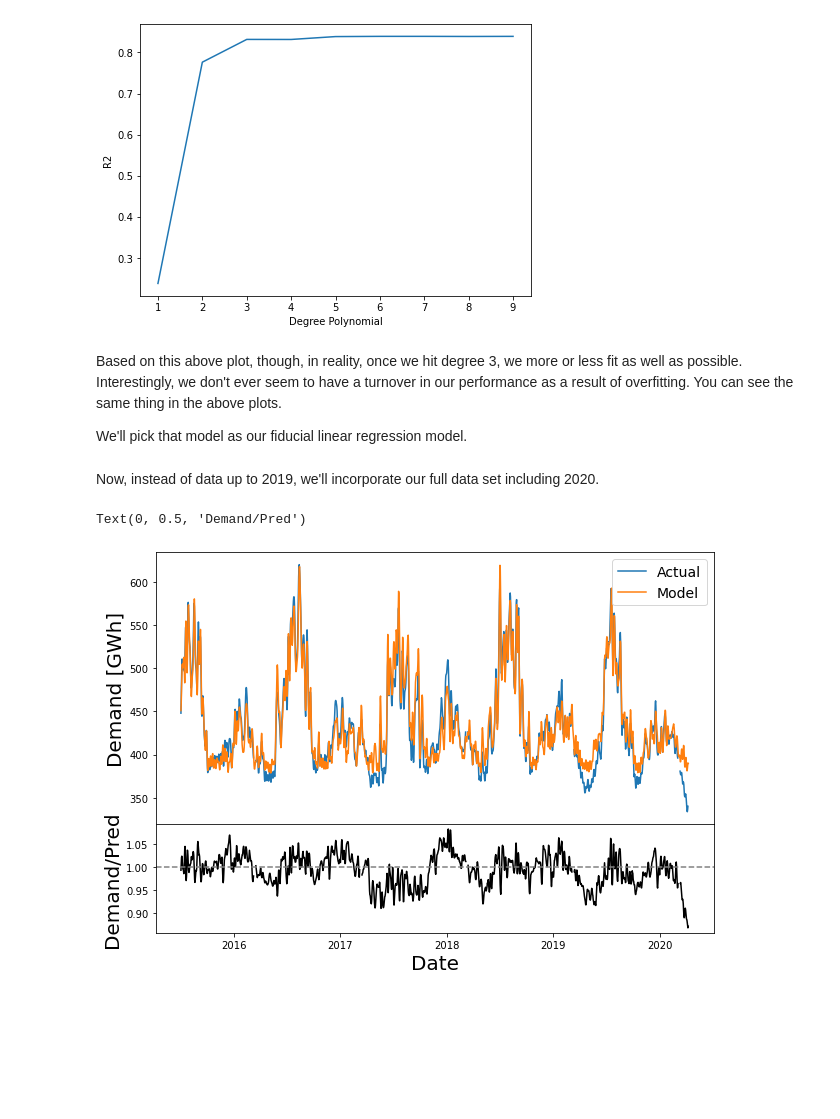
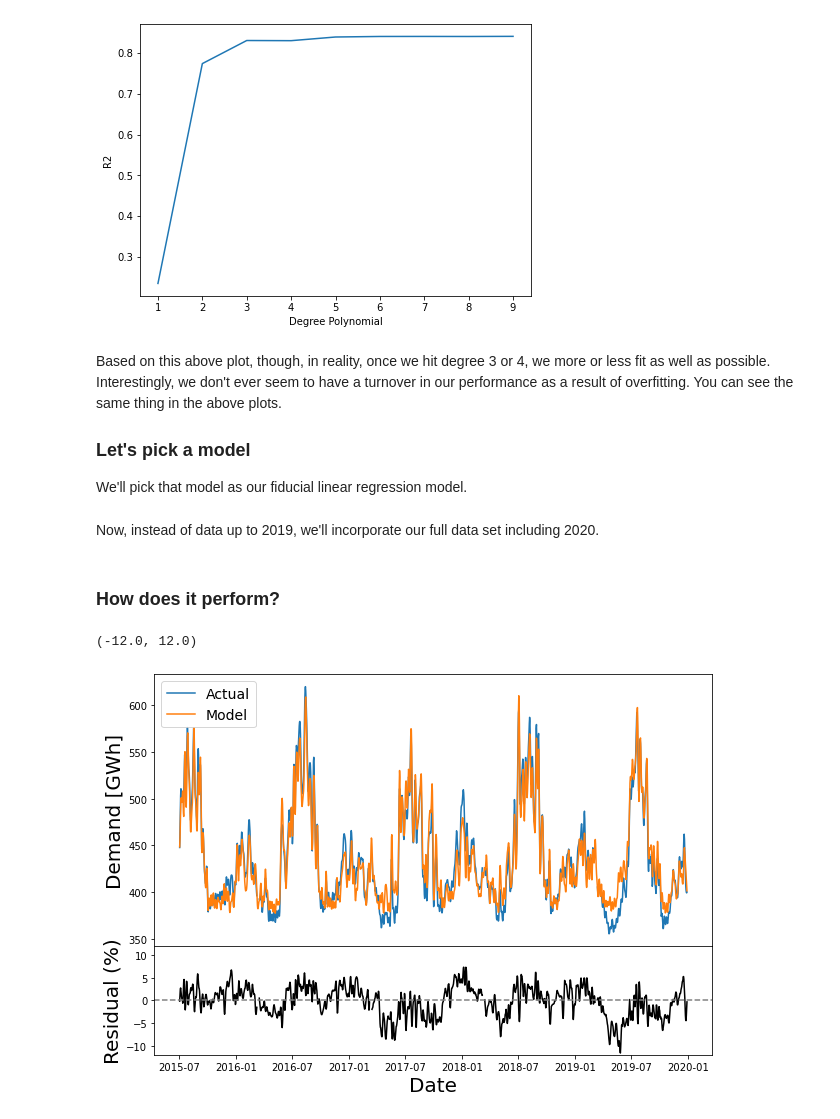
Before and after one commit to emapple/social, a Jupyter notebook: Weather_vs_demand.ipynb, the cells around one changed output. Saved outputs shown, nothing was run; the diff lists cells and outputs as text; code cells hidden in the pictures; blank space fills up the shorter version.

```diff
--- a/Weather_vs_demand.ipynb
+++ b/Weather_vs_demand.ipynb
@@ -60,3 +40,6 @@ Error tokenizing data. C error: Expected 1 fields in line 5237, saw 2
+# %%
+df_NY_temperature = pd.read_csv('state_data/NY_2015-2019_raw.csv',
+                                index_col=['DATE'], parse_dates=['DATE'])
 # %%
 df_NY_temperature.head()
 # %% [output]
@@ -252,15 +235,17 @@ ax.set_ylabel('R2')
 Text(0, 0.5, 'R2')
 [figure]
 # %% [markdown]
-Based on this above plot, though, in reality, once we hit degree 3, we more or less fit as well as possible. Interestingly, we don't ever seem to have a turnover in our performance as a result of overfitting. You can see the same thing in the above plots.
+Based on this above plot, though, in reality, once we hit degree 3 or 4, we more or less fit as well as possible. Interestingly, we don't ever seem to have a turnover in our performance as a result of overfitting. You can see the same thing in the above plots.
+
+### Let's pick a model
 
 We'll pick that model as our fiducial linear regression model.
 # %%
-reg = best_models[np.where(degree_list == 3)[0][0]]
+reg = best_models[np.where(degree_list == 4)[0][0]]
 # %% [markdown]
 Now, instead of data up to 2019, we'll incorporate our full data set including 2020.
 # %%
-all_data = df_to_features(df_NY_temperature, 3)
+all_data = df_to_features(df_NY_temperature, 4)
 # %%
 temp_columns = [col for col in all_data if col.startswith('T_')]
 all_data_transform = all_data.copy()
@@ -269,6 +254,7 @@ all_data_transform[temp_columns] = scaler.fit_transform(all_data[temp_columns])
 my_locs = demand_to_mean.index.intersection(all_data_transform.index)
 # %%
 daily_energy = df_NY_energy.groupby('Date').sum(min_count=24)
+daily_energy = daily_energy.loc[daily_energy.index.year <= 2019].copy()
 # %%
 pred = pd.DataFrame(index=daily_energy.index,
                     data=reg.predict(all_data_transform.loc[my_locs]),
@@ -276,24 +262,29 @@ pred = pd.DataFrame(index=daily_energy.index,
 pred_average = pred.rolling(7, win_type='gaussian', center=True).mean(std=2)
 # %%
 daily_average = daily_energy.rolling(7, win_type='gaussian', center=True).mean(std=2)
+# %% [markdown]
+### How does it perform?
 # %%
 fig, ax = plt.subplots(2, 1, gridspec_kw={'height_ratios':[5, 2]})
 fig.set_size_inches(10, 7)
 fig.subplots_adjust(hspace=0)
 
+residuals = 100 * (1 - pred_average['D_Pred'] / daily_average['Demand'])
+
 ax[0].plot(daily_average.index,
         daily_average['Demand']/1.e3, label = 'Actual')
 ax[0].plot(pred_average.index, pred_average['D_Pred']/1.e3, label='Model')
 ax[1].plot(daily_average.index,
-        (daily_average['Demand'] / pred_average['D_Pred']), color='black')
-ax[1].axhline(1, color='grey', ls='--')
+           residuals, color='black')
+ax[1].axhline(0, color='grey', ls='--')
 
 
 ax[0].legend(loc='best', fontsize=14)
 
 ax[1].set_xlabel('Date', fontsize=20)
 ax[0].set_ylabel('Demand [GWh]', fontsize=20)
-ax[1].set_ylabel('Demand/Pred', fontsize=20)
+ax[1].set_ylabel('Residual (%)', fontsize=20)
+ax[1].set_ylim([-12, 12])
 # %% [output]
-Text(0, 0.5, 'Demand/Pred')
+(-12.0, 12.0)
-[figure, old version]
+[figure, new version]
```
Also changed, not shown: parts of 8 cells of this notebook.
